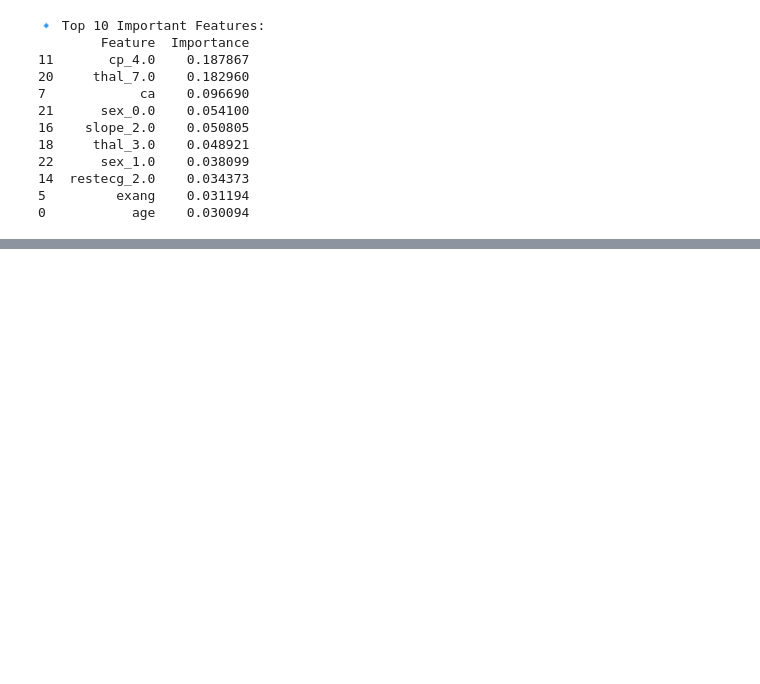
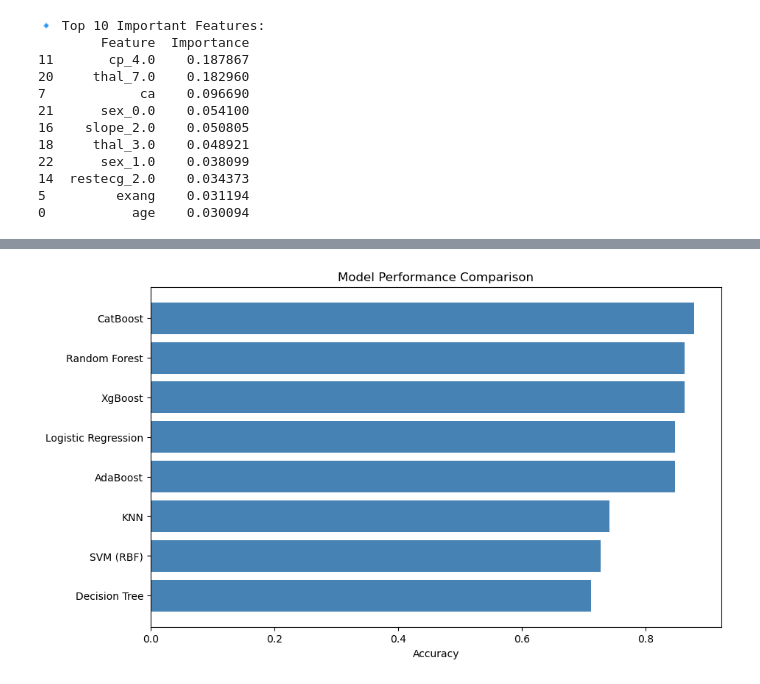
Before and after one commit to sb24ragnar/HearHealthPredictor, a Jupyter notebook: Heart.ipynb, the cells around one changed output, grey strips where cells are left out. Drawn from its saved outputs; the diff is of its cells as text; code cells hidden in the pictures; blank space fills up the shorter version.

```diff
--- a/Heart.ipynb
+++ b/Heart.ipynb
@@ -217,3 +194,14 @@ display(results_df)
 | 2 | KNN | 0.7424 | 0.8154 | 0.7857 | 0.6667 | 0.7213 |
 | 1 | SVM (RBF) | 0.7273 | 0.7860 | 0.7778 | 0.6364 | 0.7000 |
 | 3 | Decision Tree | 0.7121 | 0.7121 | 0.7188 | 0.6970 | 0.7077 |
+# %%
+import matplotlib.pyplot as plt
+
+plt.figure(figsize=(10,6))
+plt.barh(results_df["Model"], results_df["Accuracy"], color='steelblue')
+plt.xlabel("Accuracy")
+plt.title("Model Performance Comparison")
+plt.gca().invert_yaxis()
+plt.show()
+# %% [output]
+[figure, added]
```
Also changed, not shown: parts of 3 cells of this notebook, 1 other file.
